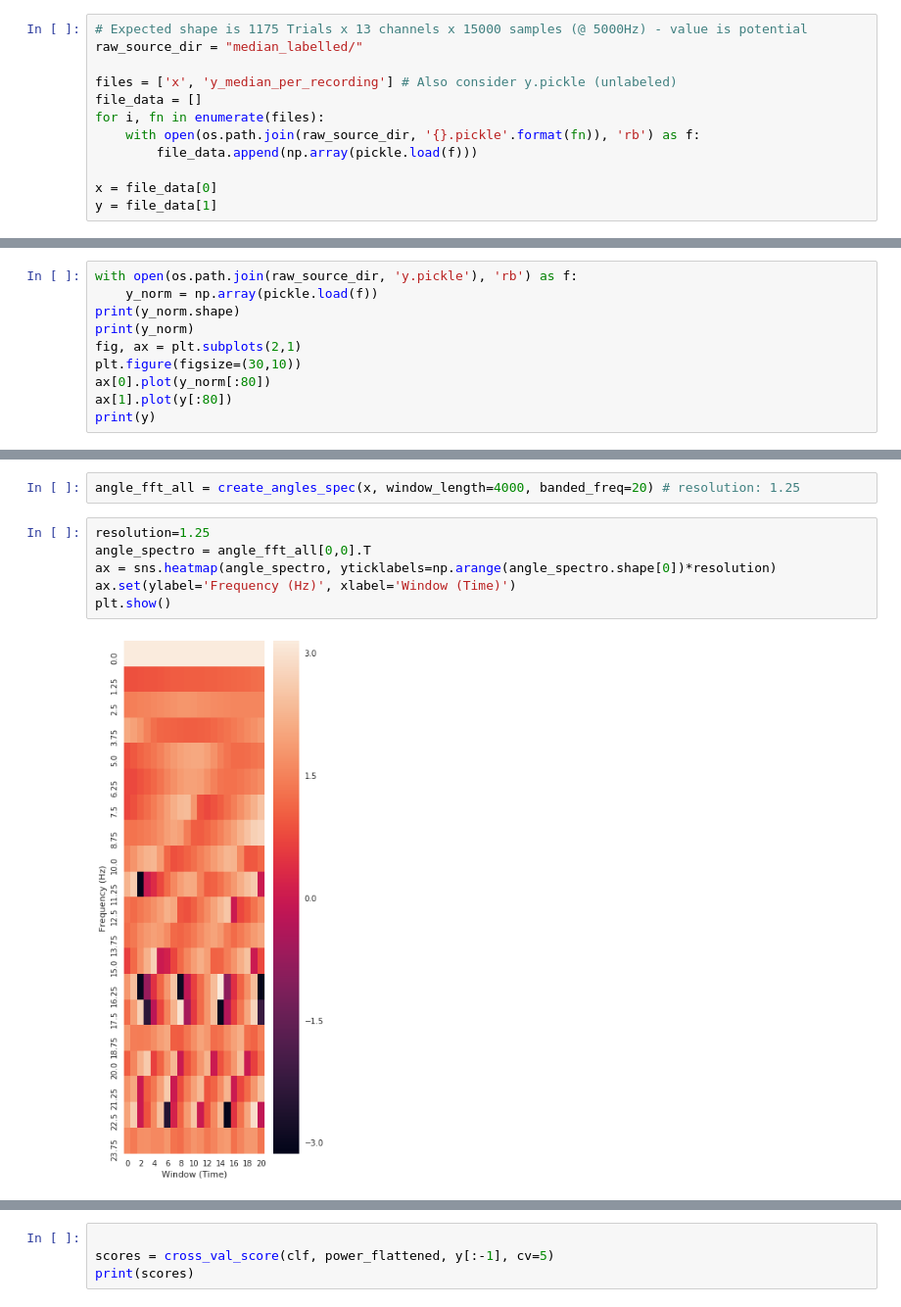
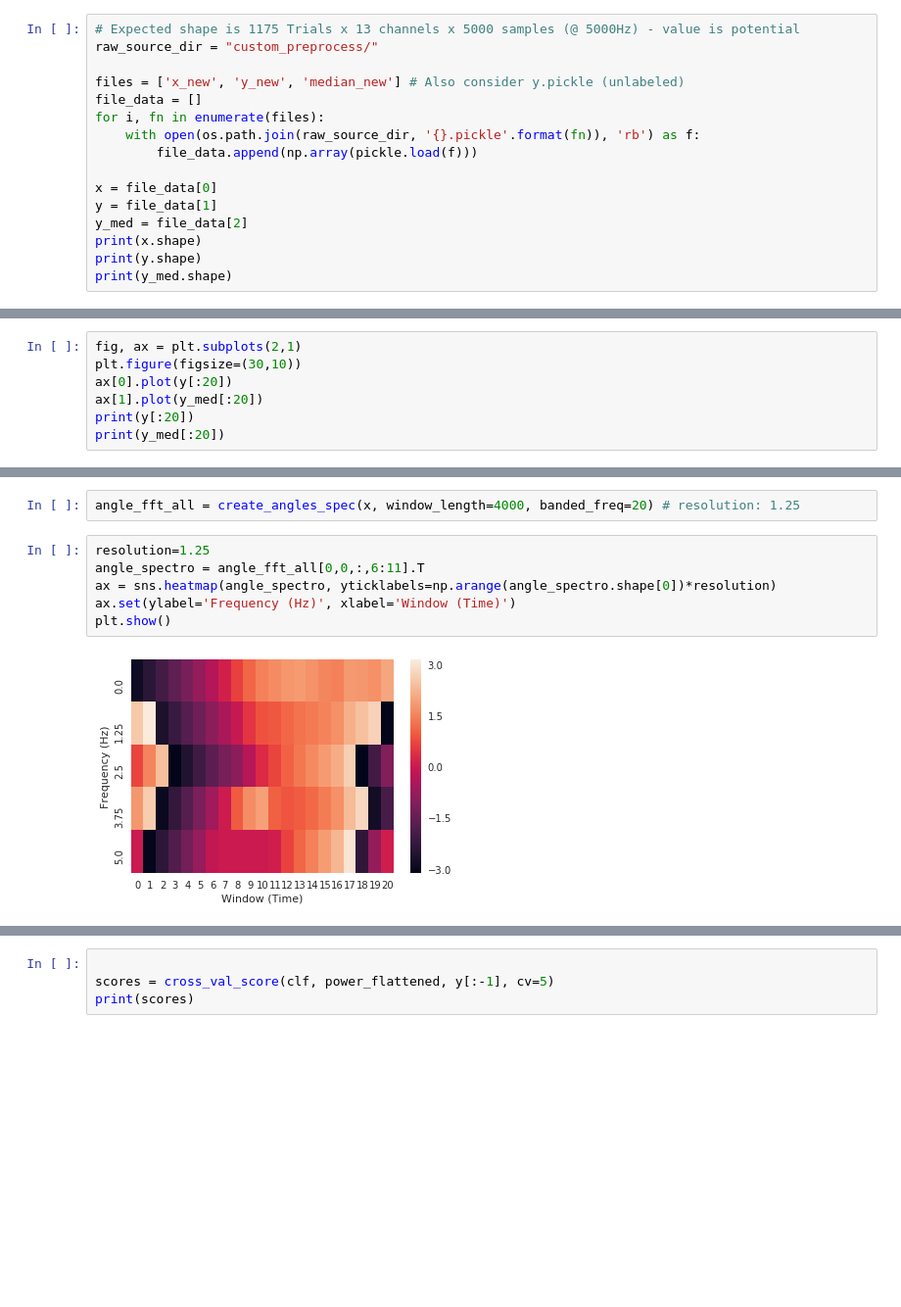
Before and after one commit to joel99/EEG_FFT_preprocess, a Jupyter notebook: fft_preprocess_final.ipynb, the cells around one changed output, grey strips where cells are left out. Shown at 98% size. Cells and saved outputs as stored; diff of their text form; blank space fills up the shorter version.

```diff
--- a/fft_preprocess_final.ipynb
+++ b/fft_preprocess_final.ipynb
@@ -7,10 +7,10 @@ import seaborn as sns
 from sklearn.model_selection import train_test_split, cross_val_score
 import matplotlib.pyplot as plt
 # %%
-# Expected shape is 1175 Trials x 13 channels x 15000 samples (@ 5000Hz) - value is potential
-raw_source_dir = "median_labelled/"
+# Expected shape is 1175 Trials x 13 channels x 5000 samples (@ 5000Hz) - value is potential
+raw_source_dir = "custom_preprocess/"
 
-files = ['x', 'y_median_per_recording'] # Also consider y.pickle (unlabeled)
+files = ['x_new', 'y_new', 'median_new'] # Also consider y.pickle (unlabeled)
 file_data = []
 for i, fn in enumerate(files):
     with open(os.path.join(raw_source_dir, '{}.pickle'.format(fn)), 'rb') as f:
@@ -18,3 +18,7 @@ for i, fn in enumerate(files):
 
 x = file_data[0]
 y = file_data[1]
+y_med = file_data[2]
+print(x.shape)
+print(y.shape)
+print(y_med.shape)
@@ -21,11 +29,8 @@ y = file_data[1]
 # %%
-with open(os.path.join(raw_source_dir, 'y.pickle'), 'rb') as f:
-    y_norm = np.array(pickle.load(f))
-print(y_norm.shape)
-print(y_norm)
 fig, ax = plt.subplots(2,1)
 plt.figure(figsize=(30,10))
-ax[0].plot(y_norm[:80])
-ax[1].plot(y[:80])
-print(y)
+ax[0].plot(y[:20])
+ax[1].plot(y_med[:20])
+print(y[:20])
+print(y_med[:20])
 # %% [output]
@@ -128,11 +133,11 @@ plt.show()
 angle_fft_all = create_angles_spec(x, window_length=4000, banded_freq=20) # resolution: 1.25
 # %%
 resolution=1.25
-angle_spectro = angle_fft_all[0,0].T
+angle_spectro = angle_fft_all[0,0,:,6:11].T
 ax = sns.heatmap(angle_spectro, yticklabels=np.arange(angle_spectro.shape[0])*resolution)
 ax.set(ylabel='Frequency (Hz)', xlabel='Window (Time)')
 plt.show()
 # %% [output]
-[figure, old version]
+[figure, new version]
 # %%
 print(angle_fft_all.shape)
```
Also changed, not shown: parts of 14 cells of this notebook.
